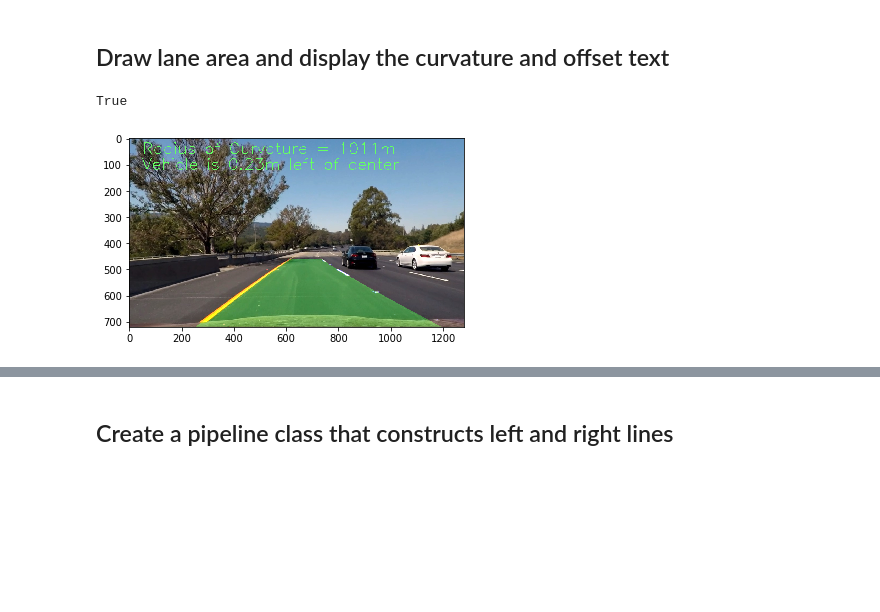
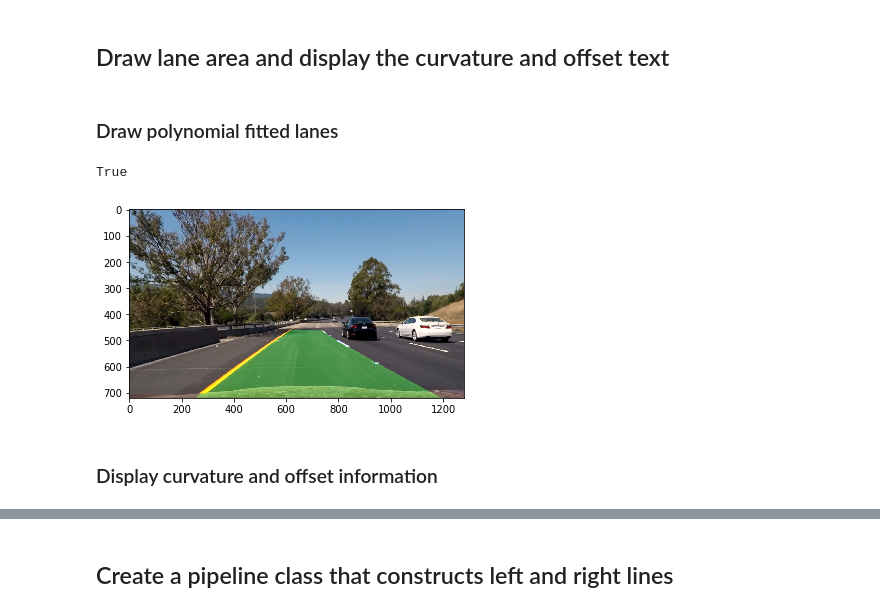
Before and after one commit to glc12125/CarND-Advanced-Lane-Lines, a Jupyter notebook: AdvancedLaneFinding.ipynb, the cells around one changed output, grey strips where cells are left out. Cells and saved outputs as stored; diff of their text form; code cells hidden in the pictures; blank space fills up the shorter version.

Commit message:
check in images and writeup.md

```diff
--- a/AdvancedLaneFinding.ipynb
+++ b/AdvancedLaneFinding.ipynb
@@ -604,18 +865,20 @@ True
 [figure]
 # %% [markdown]
 ## Draw lane area and display the curvature and offset text
+# %% [markdown]
+### Draw polynomial fitted lanes
 # %%
 result = draw_lane(undistorted_rgb_test_img, warped, Minv, leftx, lefty, rightx, righty)
 # get the polynomial line points
 left_fitx, right_fitx, ploty = get_polynomial(leftx, lefty, rightx, righty, img_size)
 result = draw_lane_fit(result, warped, Minv, left_fitx, right_fitx, ploty)
-draw_lane_info(result, (left_curverad + right_curverad)/2, offset, color=(100,255,100))
-
 plt.imshow(result)
 
 # save to output_images
 to_save = cv2.cvtColor(result, cv2.COLOR_RGB2BGR)
-cv2.imwrite("./output_images/test6_lane_info_displayed.jpg", to_save)
+cv2.imwrite("./output_images/test6_lane_painted.jpg", to_save)
 # %% [output]
 True
-[figure, old version]
+[figure, new version]
+# %% [markdown]
+### Display curvature and offset information
```
Also changed, not shown: parts of 20 cells of this notebook, 23 other files.
